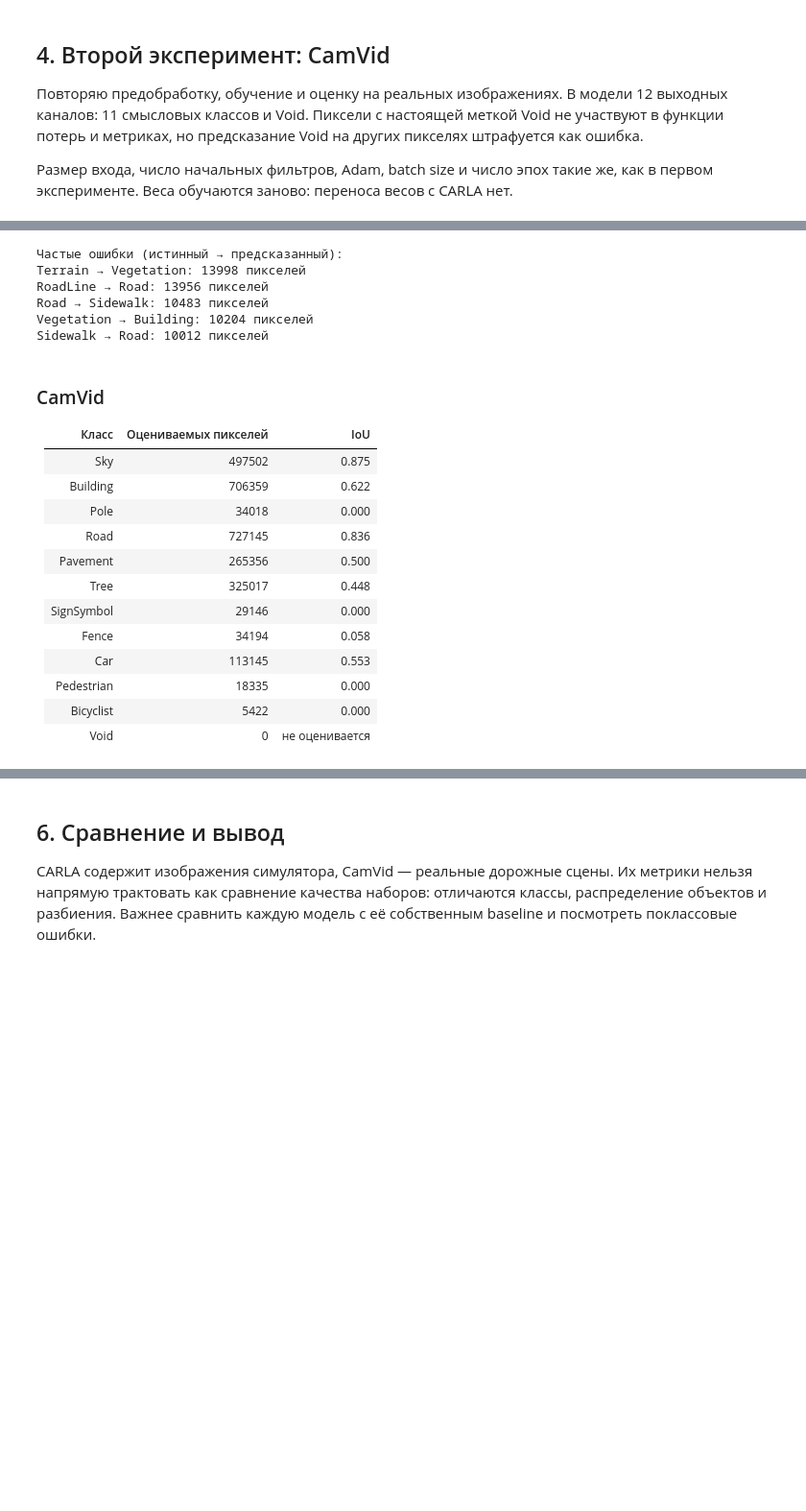
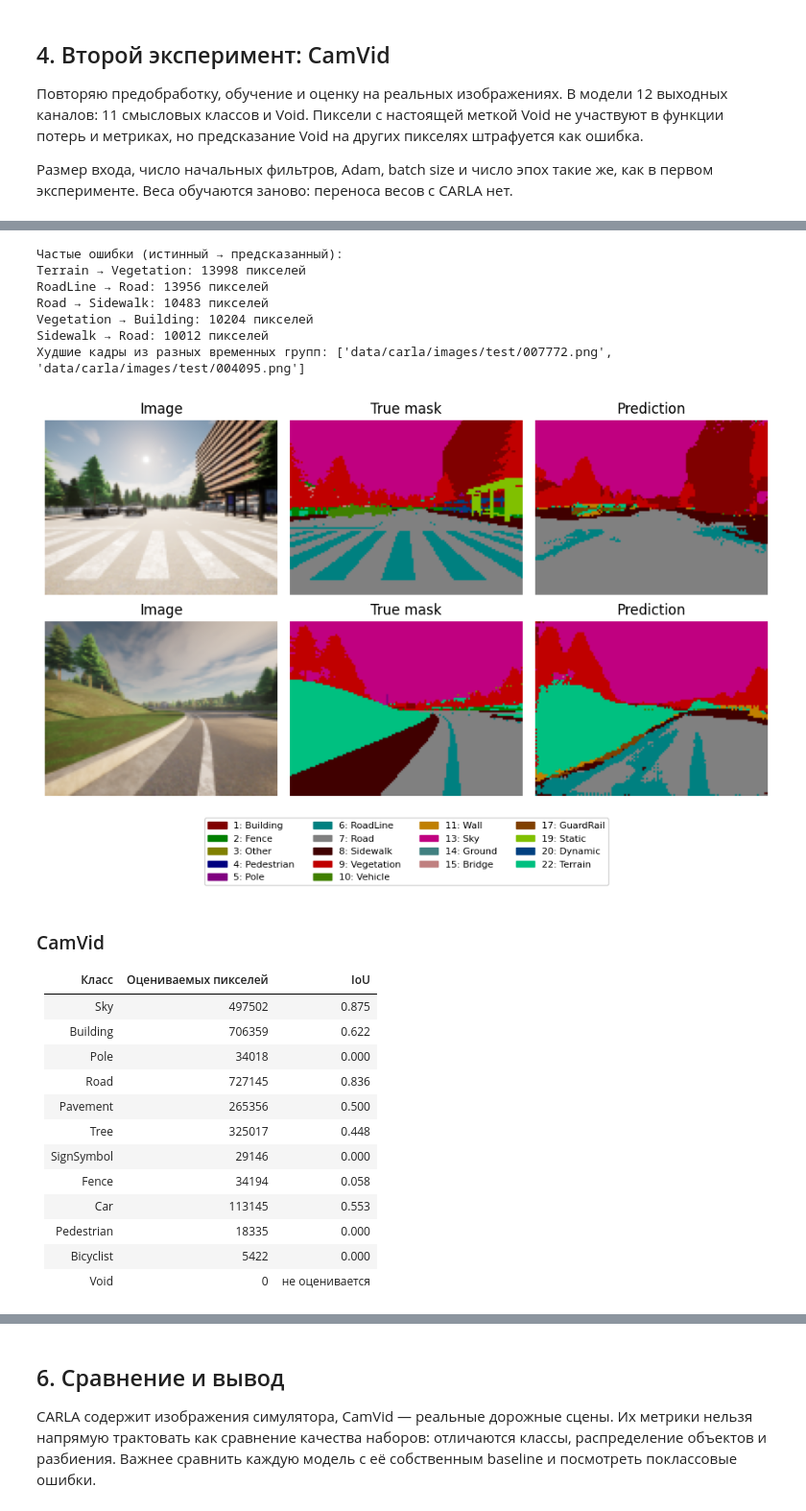
Before and after one commit to alinaRN1/cv2, a Jupyter notebook: CV_L2.ipynb, the cells around one changed output, grey strips where cells are left out. Shown at 96% size. Drawn from its saved outputs; the diff is of its cells as text; code cells hidden in the pictures; blank space fills up the shorter version.

```diff
--- a/CV_L2.ipynb
+++ b/CV_L2.ipynb
@@ -203,6 +222,10 @@ for name, scores, split, model, classes in [
     print("Частые ошибки (истинный → предсказанный):")
     for true, pred in errors:
         print(f"{classes[true]} → {classes[pred]}: {cm[true, pred]} пикселей")
+    selected = worst_pairs(scores, split["test"])
+    print("Худшие кадры из разных временных групп:", [str(image) for image, _ in selected])
+    show_predictions(model, selected, (96, 128), len(classes),
+                     name.lower() + "_worst", count=2, class_names=classes, ignore_label=11 if name == "CamVid" else None)
 # %% [output]
 ### CARLA
 
@@ -210,33 +233,35 @@ for name, scores, split, model, classes in [
 | --- | ---: | ---: |
 | Unlabeled | 0 | не оценивается |
 | Building | 30785 | 0.501 |
 | Fence | 6594 | 0.003 |
 | Other | 454 | 0.000 |
 | Pedestrian | 177 | 0.000 |
 | Pole | 1841 | 0.001 |
 | RoadLine | 33749 | 0.354 |
 | Road | 485937 | 0.910 |
 | Sidewalk | 49979 | 0.409 |
 | Vegetation | 121194 | 0.676 |
 | Vehicle | 12947 | 0.076 |
 | Wall | 4 | 0.000 |
 | TrafficSign | 199 | 0.000 |
 | Sky | 450261 | 0.968 |
 | Ground | 0 | 0.000 |
 | Bridge | 385 | 0.000 |
 | RailTrack | 0 | не оценивается |
 | GuardRail | 7328 | 0.443 |
 | TrafficLight | 0 | не оценивается |
 | Static | 7067 | 0.000 |
 | Dynamic | 2680 | 0.000 |
 | Water | 0 | не оценивается |
 | Terrain | 90947 | 0.597 |
 Частые ошибки (истинный → предсказанный):
 Terrain → Vegetation: 13998 пикселей
 RoadLine → Road: 13956 пикселей
 Road → Sidewalk: 10483 пикселей
 Vegetation → Building: 10204 пикселей
 Sidewalk → Road: 10012 пикселей
+Худшие кадры из разных временных групп: ['data/carla/images/test/007772.png', 'data/carla/images/test/004095.png']
+[figure, added]
 ### CamVid
 
 | Класс | Оцениваемых пикселей | IoU |
```
Also changed, not shown: parts of 8 cells of this notebook, 12 other files.
